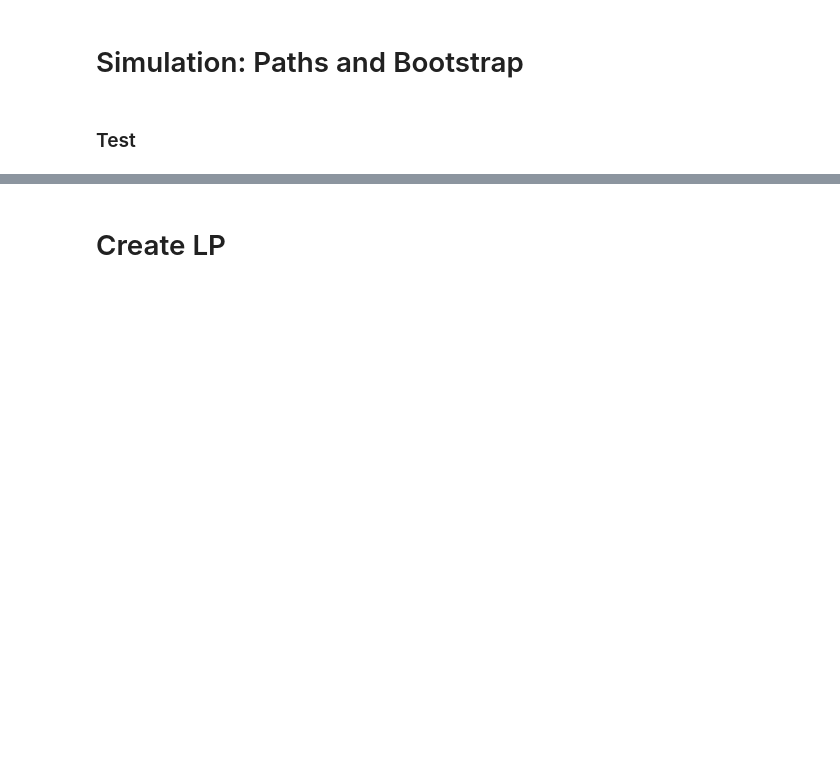
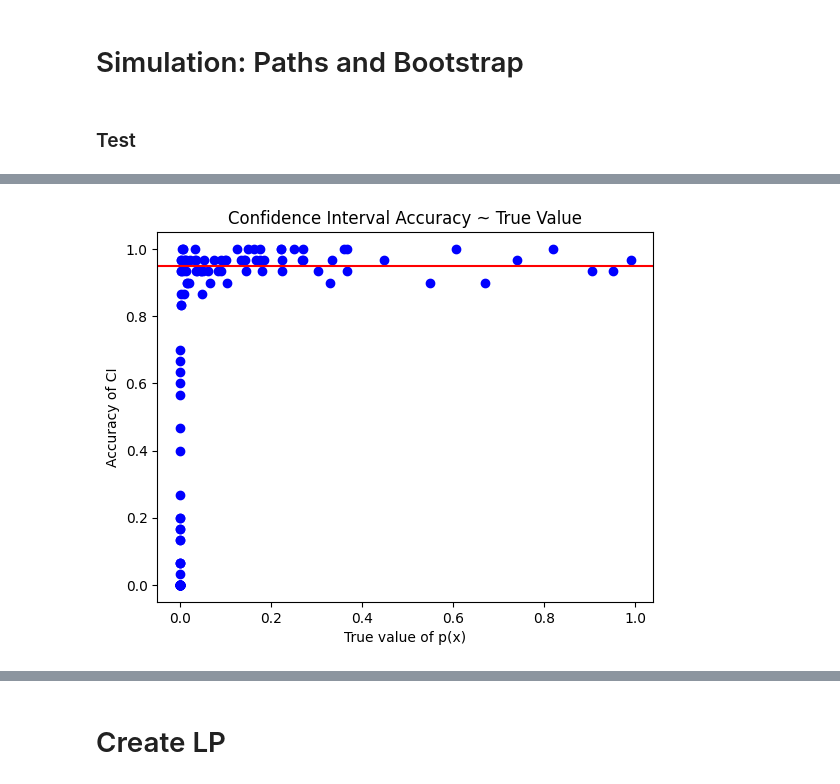
Before and after one commit to willjgh/M4R, a Jupyter notebook: birth_death_reaction.ipynb, the cells around one changed output, grey strips where cells are left out. Saved outputs shown, nothing was run; the diff lists cells and outputs as text; code cells hidden in the pictures; blank space fills up the shorter version.

```diff
--- a/birth_death_reaction.ipynb
+++ b/birth_death_reaction.ipynb
@@ -126,0 +196,36 @@ We find CI's for the first 10 states for a range of parameter values, plotting C
+# %%
+def CI_analysis_2(n, N):
+    # fix k2
+    k2 = 1
+    # take selection of p(x)'s
+    x_min = 0
+    x_max = 10
+    # range of k1 parameter values
+    #for k1 in [0.05, 0.1, 0.2, 0.3, 0.5, 0.7, 1, 2, 3, 5]:
+    for k1 in [0.01,0.05,0.1,0.2,0.3,0.4,0.5,0.6,0.8,1,1.5,2,3,5]:
+        # true p(x) values
+        true_p = [(k1 / k2)**k * math.exp(-k1 / k2) / math.factorial(k) for k in range(x_min, x_max)]
+
+        # compute several bootstrap estimates and record accuracy
+        accuracy = [0 for x in range(x_min, x_max)]
+        m = 30
+        for i in range(m):
+            # bootstrap estimate
+            estimates, intervals = bootstrap([x for x in range(x_min, x_max)],0,[k1,k2],100,n,N)
+            # accuracy for each p(x)
+            for x in range(x_min, x_max):
+                if intervals[x][0] <= true_p[x] and true_p[x] <= intervals[x][1]:
+                    accuracy[x] += 1 / m
+        # plot accuracy
+        plt.scatter(true_p, accuracy, color="blue")
+
+    # plotting code
+    plt.axhline(0.95, color="red")
+    plt.title("Confidence Interval Accuracy ~ True Value")
+    plt.xlabel("True value of p(x)")
+    plt.ylabel("Accuracy of CI")
+    plt.show()
+# %%
+CI_analysis_2(1000, 1000)
+# %% [output]
+[figure, added]
```
Also changed, not shown: parts of 26 cells of this notebook.
